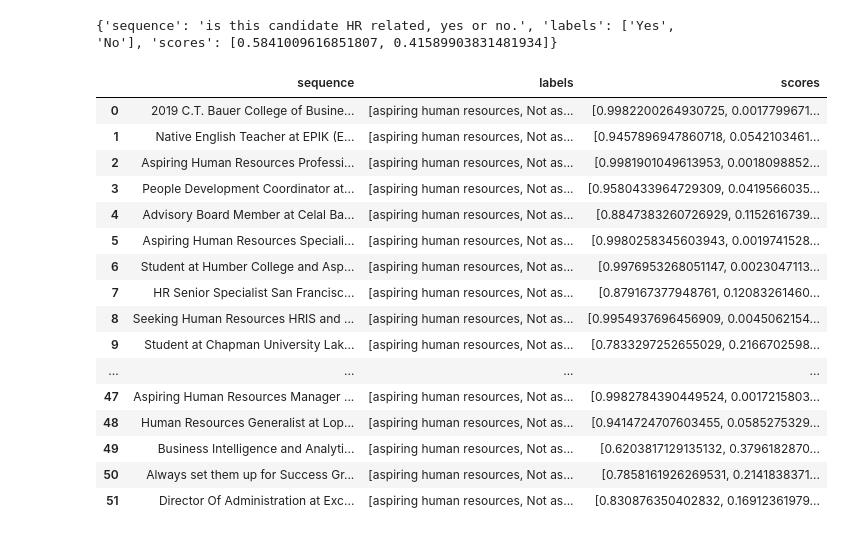
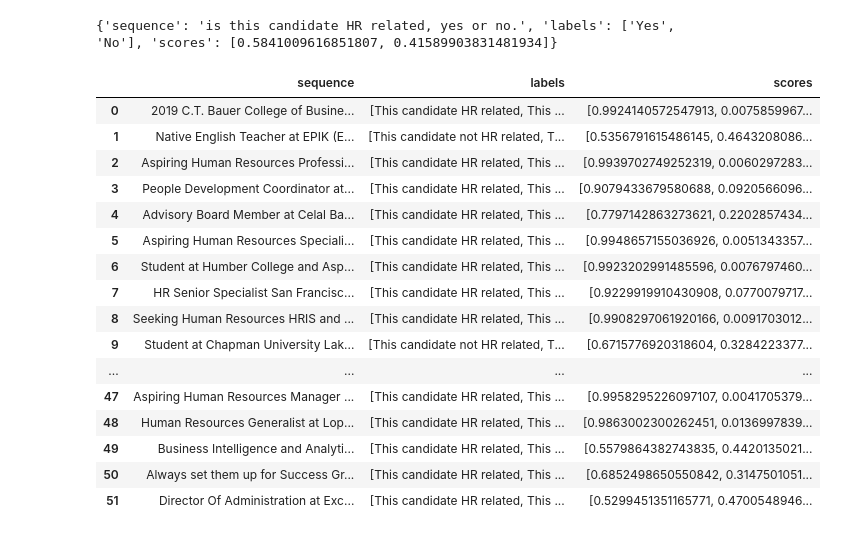
Before and after one commit to safwt-data/QwnYr0x6YtL8f4mY, a Jupyter notebook: notebooks/notebook_1.ipynb, the cells around one changed output. Cells and saved outputs as stored; diff of their text form; code cells hidden in the pictures.

```diff
--- a/notebooks/notebook_1.ipynb
+++ b/notebooks/notebook_1.ipynb
@@ -807,42 +807,44 @@ To support symlinks on Windows, you either need to activate Developer Mode or to
   warnings.warn(message)
 {'sequence': 'is this candidate HR related, yes or no.', 'labels': ['Yes', 'No'], 'scores': [0.5841009616851807, 0.41589903831481934]}
 # %%
-zero_shot_classifier = pipeline(
-    task="zero-shot-classification",
-    model="facebook/bart-large-mnli"
-)
+def zero_shot_classifer_check():
+    zero_shot_classifier = pipeline(
+        task="zero-shot-classification",
+        model="facebook/bart-large-mnli"
+    )
 
-candidate_labels = [
-    "This candidate HR related",
-    "This candidate not HR related"
-]
+    candidate_labels = [
+        "This candidate HR related",
+        "This candidate not HR related"
+    ]
 
-texts = df["all_data"].tolist()
+    texts = df["all_data"].tolist()
 
-results = zero_shot_classifier(
-    texts,
-    candidate_labels=candidate_labels
-)
+    results = zero_shot_classifier(
+        texts,
+        candidate_labels=candidate_labels
+    )
 
-print(results)
+    return results
 # %%
+results = zero_shot_classifer_check()
 df_results = pd.DataFrame(results)
 df_results
 # %% [output]
 |  | sequence | labels | scores |
-| 0 | 2019 C.T. Bauer College of Busine... | [aspiring human resources, Not as... | [0.9982200264930725, 0.0017799671... |
-| 1 | Native English Teacher at EPIK (E... | [aspiring human resources, Not as... | [0.9457896947860718, 0.0542103461... |
-| 2 | Aspiring Human Resources Professi... | [aspiring human resources, Not as... | [0.9981901049613953, 0.0018098852... |
-| 3 | People Development Coordinator at... | [aspiring human resources, Not as... | [0.9580433964729309, 0.0419566035... |
-| 4 | Advisory Board Member at Celal Ba... | [aspiring human resources, Not as... | [0.8847383260726929, 0.1152616739... |
-| 5 | Aspiring Human Resources Speciali... | [aspiring human resources, Not as... | [0.9980258345603943, 0.0019741528... |
-| 6 | Student at Humber College and Asp... | [aspiring human resources, Not as... | [0.9976953268051147, 0.0023047113... |
-| 7 | HR Senior Specialist San Francisc... | [aspiring human resources, Not as... | [0.879167377948761, 0.12083261460... |
-| 8 | Seeking Human Resources HRIS and ... | [aspiring human resources, Not as... | [0.9954937696456909, 0.0045062154... |
-| 9 | Student at Chapman University Lak... | [aspiring human resources, Not as... | [0.7833297252655029, 0.2166702598... |
+| 0 | 2019 C.T. Bauer College of Busine... | [This candidate HR related, This ... | [0.9924140572547913, 0.0075859967... |
+| 1 | Native English Teacher at EPIK (E... | [This candidate not HR related, T... | [0.5356791615486145, 0.4643208086... |
+| 2 | Aspiring Human Resources Professi... | [This candidate HR related, This ... | [0.9939702749252319, 0.0060297283... |
+| 3 | People Development Coordinator at... | [This candidate HR related, This ... | [0.9079433679580688, 0.0920566096... |
+| 4 | Advisory Board Member at Celal Ba... | [This candidate HR related, This ... | [0.7797142863273621, 0.2202857434... |
+| 5 | Aspiring Human Resources Speciali... | [This candidate HR related, This ... | [0.9948657155036926, 0.0051343357... |
+| 6 | Student at Humber College and Asp... | [This candidate HR related, This ... | [0.9923202991485596, 0.0076797460... |
+| 7 | HR Senior Specialist San Francisc... | [This candidate HR related, This ... | [0.9229919910430908, 0.0770079717... |
+| 8 | Seeking Human Resources HRIS and ... | [This candidate HR related, This ... | [0.9908297061920166, 0.0091703012... |
+| 9 | Student at Chapman University Lak... | [This candidate not HR related, T... | [0.6715776920318604, 0.3284223377... |
 | ... | ... | ... | ... |
-| 47 | Aspiring Human Resources Manager ... | [aspiring human resources, Not as... | [0.9982784390449524, 0.0017215803... |
-| 48 | Human Resources Generalist at Lop... | [aspiring human resources, Not as... | [0.9414724707603455, 0.0585275329... |
-| 49 | Business Intelligence and Analyti... | [aspiring human resources, Not as... | [0.6203817129135132, 0.3796182870... |
-| 50 | Always set them up for Success Gr... | [aspiring human resources, Not as... | [0.7858161926269531, 0.2141838371... |
-| 51 | Director Of Administration at Exc... | [aspiring human resources, Not as... | [0.830876350402832, 0.16912361979... |
+| 47 | Aspiring Human Resources Manager ... | [This candidate HR related, This ... | [0.9958295226097107, 0.0041705379... |
+| 48 | Human Resources Generalist at Lop... | [This candidate HR related, This ... | [0.9863002300262451, 0.0136997839... |
+| 49 | Business Intelligence and Analyti... | [This candidate HR related, This ... | [0.5579864382743835, 0.4420135021... |
+| 50 | Always set them up for Success Gr... | [This candidate HR related, This ... | [0.6852498650550842, 0.3147501051... |
+| 51 | Director Of Administration at Exc... | [This candidate HR related, This ... | [0.5299451351165771, 0.4700548946... |
```
Also changed, not shown: parts of 3 cells of this notebook.
